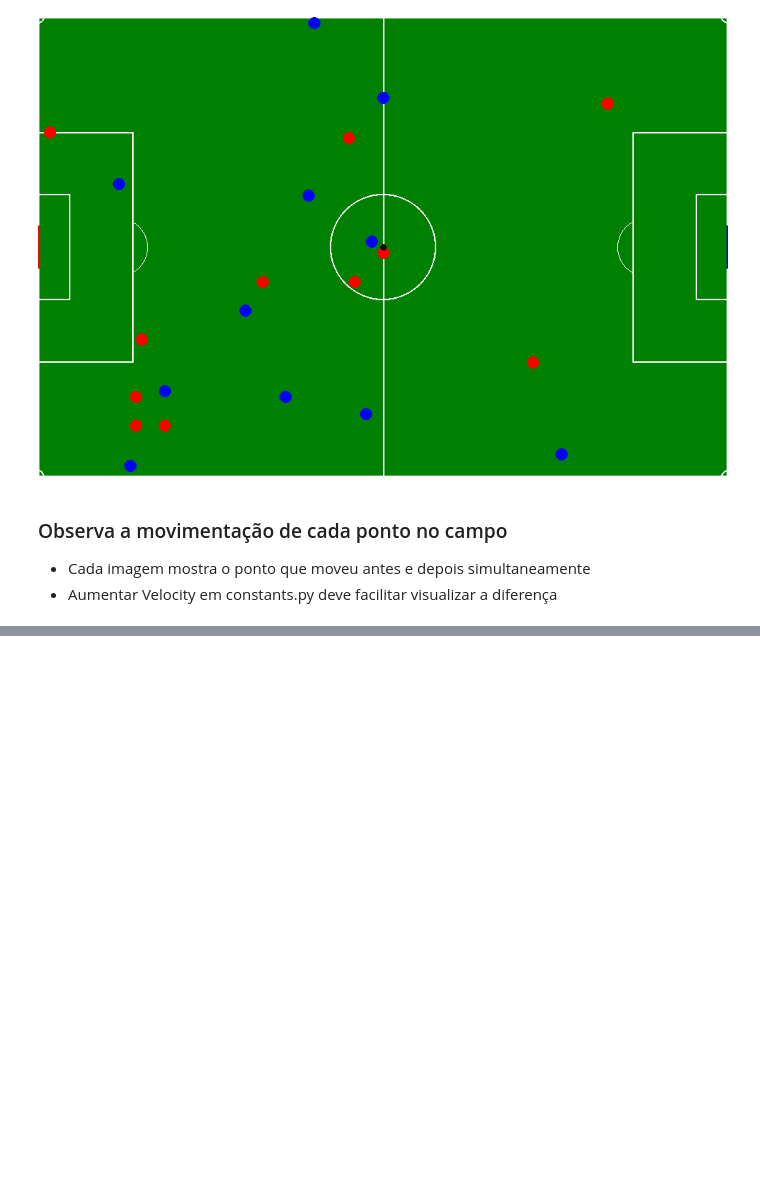
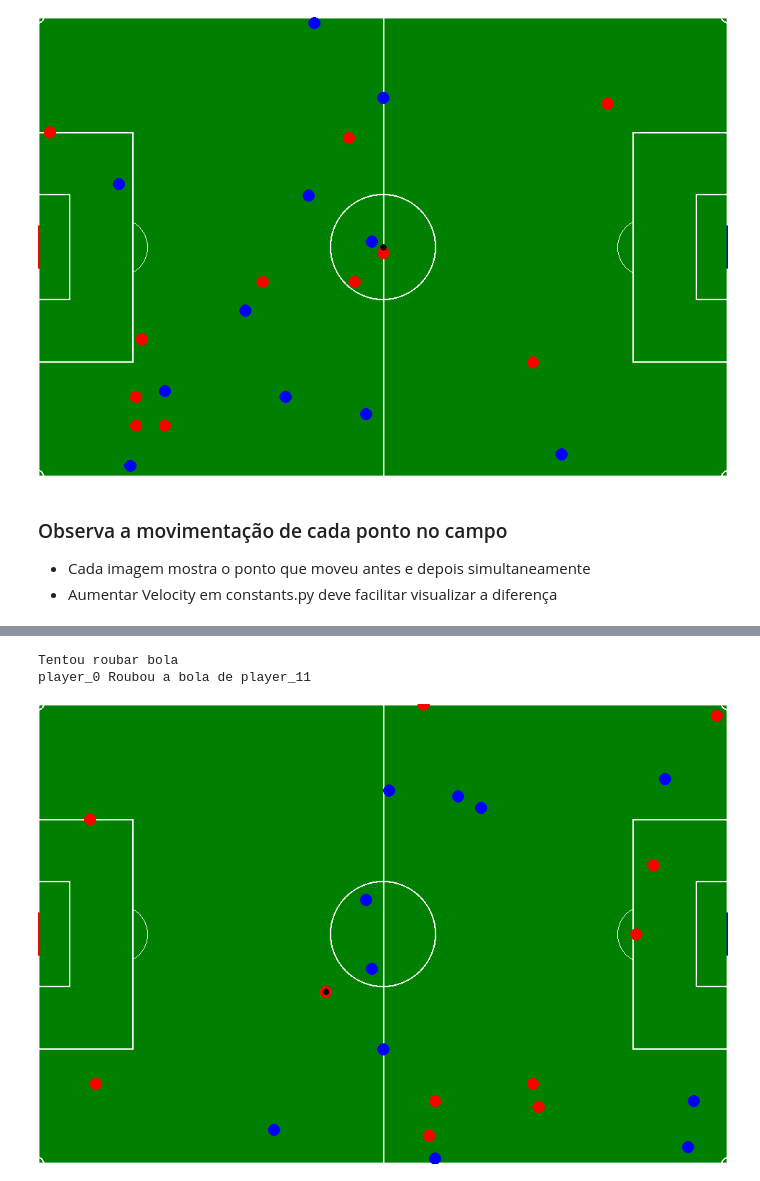
Before and after one commit to HenriqueSabino/gym_soccer_env, a Jupyter notebook: tests.ipynb, the cells around one changed output, grey strips where cells are left out. Saved outputs shown, nothing was run; the diff lists cells and outputs as text; code cells hidden in the pictures; blank space fills up the shorter version.

```diff
--- a/tests.ipynb
+++ b/tests.ipynb
@@ -234,0 +339,18 @@ left_team player_0 move from ([ 4. 20.]) to ([ 6.7 20. ]) Indexes(0, 0)
+# %%
+import gymnasium as gym
+import env
+# Exemplo para Ação 8 (Roubo de Bola)
+env = gym.make("Soccer-v0")
+obs, _ = env.reset()
+
+# Configurar posições iniciais
+env.all_coordinates[0] = [50, 50]  # Posição de um jogador
+env.all_coordinates[11] = [60, 60]  # Posição de outro jogador
+env.all_coordinates[-1] = [60, 60]  # Posição inicial da bola
+# Executar a ação de roubo de bola (ação 8)
+obs, _, _, _, _ = env.step(8)
+env.render()
+# %% [output]
+Tentou roubar bola
+player_0 Roubou a bola de player_11
+[figure, added]
```
Also changed, not shown: parts of 4 cells of this notebook, 2 other files.
